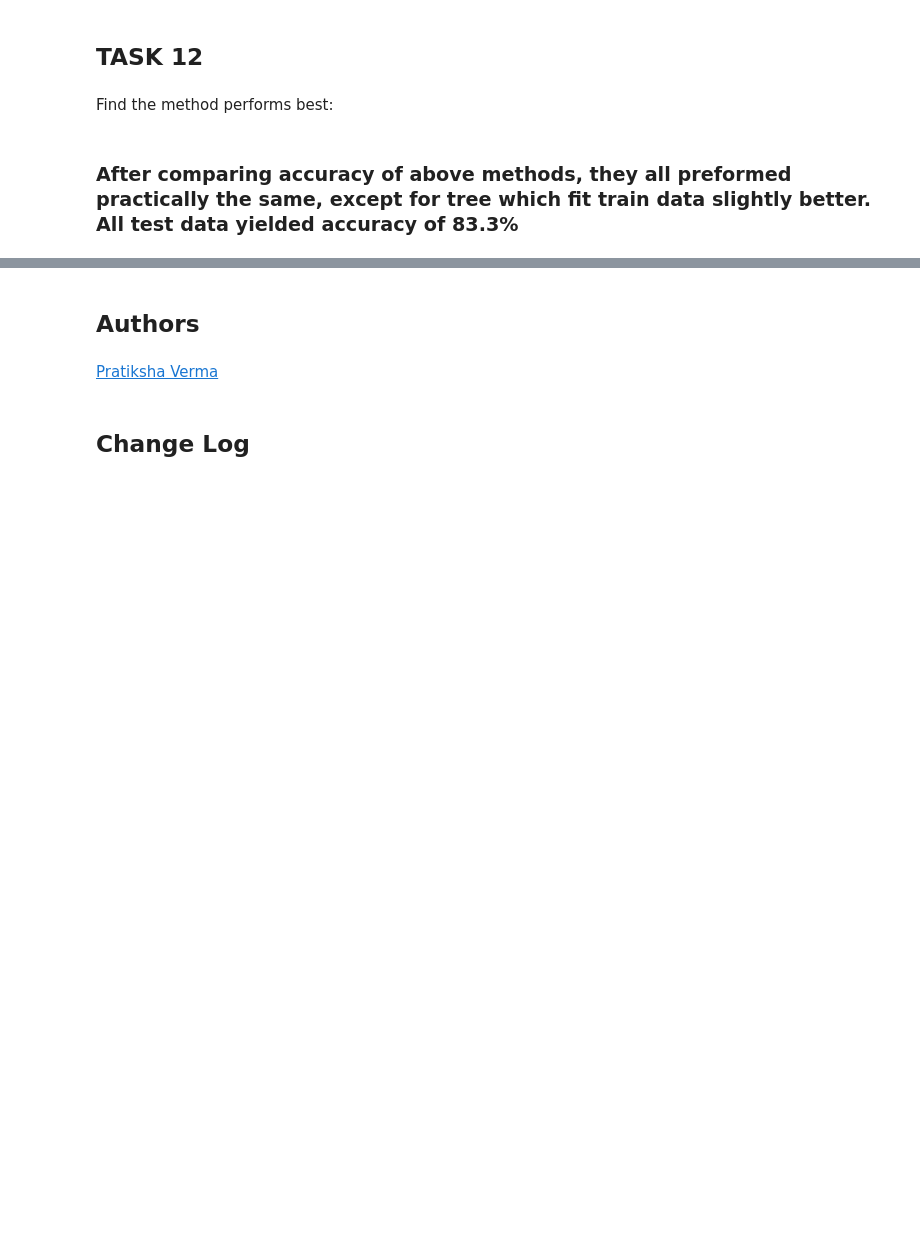
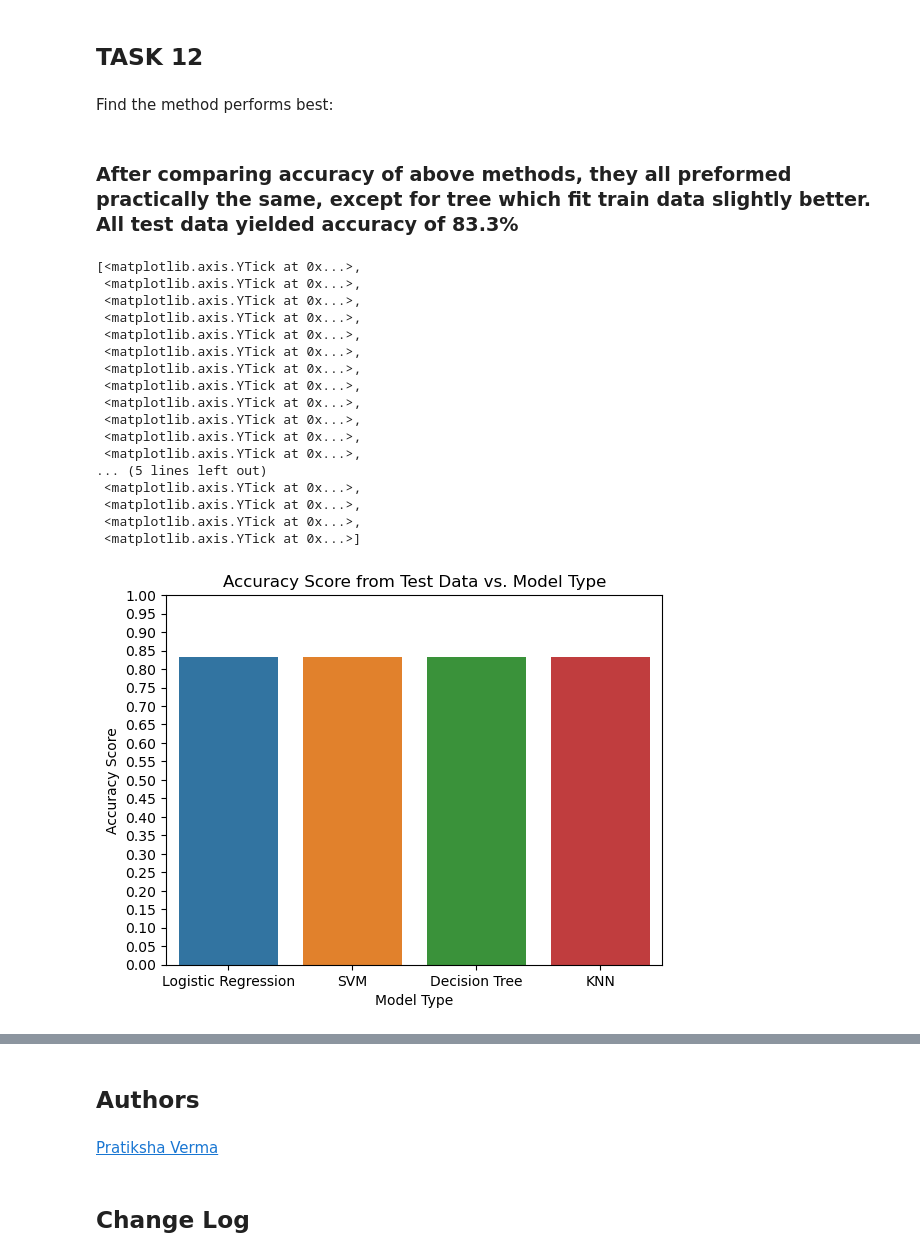
Before and after one commit to jaredplatt/Data-Science-Capstone, a Jupyter notebook: SpaceX_Machine Learning Prediction_Part_5.ipynb, the cells around one changed output, grey strips where cells are left out. Saved outputs shown, nothing was run; the diff lists cells and outputs as text; code cells hidden in the pictures; blank space fills up the shorter version.

```diff
--- a/SpaceX_Machine Learning Prediction_Part_5.ipynb
+++ b/SpaceX_Machine Learning Prediction_Part_5.ipynb
@@ -207,6 +208,7 @@ accuracy : 0.8464285714285713
 Calculate the accuracy on the test data using the method <code>score</code>:
 # %%
 print("test set accuracy :",logreg_cv.score(X_test, Y_test))
+logreg_cv_score = logreg_cv.score(X_test, Y_test)
 # %% [output]
 test set accuracy : 0.8333333333333334
 # %% [markdown]
@@ -249,6 +252,7 @@ accuracy : 0.8482142857142856
 Calculate the accuracy on the test data using the method <code>score</code>:
 # %%
 print("test set accuracy :",svm_cv.score(X_test, Y_test))
+svm_cv_score = svm_cv.score(X_test, Y_test)
 # %% [output]
 test set accuracy : 0.8333333333333334
 # %% [markdown]
@@ -311,6 +316,7 @@ accuracy : 0.8892857142857142
 Calculate the accuracy of tree_cv on the test data using the method <code>score</code>:
 # %%
 print("test set accuracy :",tree_cv.score(X_test, Y_test))
+tree_cv_score = tree_cv.score(X_test, Y_test)
 # %% [output]
 test set accuracy : 0.8333333333333334
 # %% [markdown]
@@ -350,6 +357,7 @@ accuracy : 0.8482142857142858
 Calculate the accuracy of knn_cv on the test data using the method <code>score</code>:
 # %%
 print("test set accuracy :",knn_cv.score(X_test, Y_test))
+knn_cv_score = knn_cv.score(X_test, Y_test)
 # %% [output]
 test set accuracy : 0.8333333333333334
 # %% [markdown]
@@ -365,3 +373,31 @@ plot_confusion_matrix(Y_test,yhat)
 Find the method performs best:
 # %% [markdown]
 ### After comparing accuracy of above methods, they all preformed practically the same, except for tree which fit train data slightly better. All test data yielded accuracy of 83.3%
+# %%
+# bar chart of all model success rates on testing data
+
+X_success = ['Logistic Regression','SVM','Decision Tree','KNN']
+Y_success = [logreg_cv_score, svm_cv_score, tree_cv_score, knn_cv_score]
+z = np.arange(0,1.05,0.05)
+fig = sns.barplot(x = X_success, y = Y_success)
+fig.set(xlabel = 'Model Type', ylabel = 'Accuracy Score', title = 'Accuracy Score from Test Data vs. Model Type')
+fig.set_yticks(z)
+# %% [output]
+[<matplotlib.axis.YTick at 0x...>,
+ <matplotlib.axis.YTick at 0x...>,
+ <matplotlib.axis.YTick at 0x...>,
+ <matplotlib.axis.YTick at 0x...>,
+ <matplotlib.axis.YTick at 0x...>,
+ <matplotlib.axis.YTick at 0x...>,
+ <matplotlib.axis.YTick at 0x...>,
+ <matplotlib.axis.YTick at 0x...>,
+ <matplotlib.axis.YTick at 0x...>,
+ <matplotlib.axis.YTick at 0x...>,
+ <matplotlib.axis.YTick at 0x...>,
+ <matplotlib.axis.YTick at 0x...>,
+... (5 lines left out)
+ <matplotlib.axis.YTick at 0x...>,
+ <matplotlib.axis.YTick at 0x...>,
+ <matplotlib.axis.YTick at 0x...>,
+ <matplotlib.axis.YTick at 0x...>]
+[figure, added]
```
Also changed, not shown: parts of 6 cells of this notebook.
